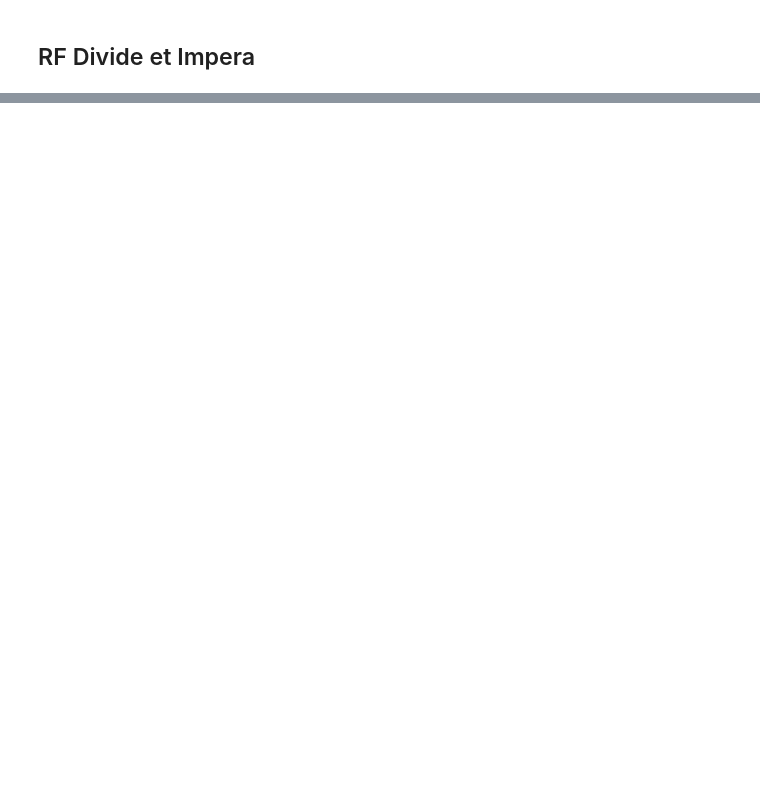
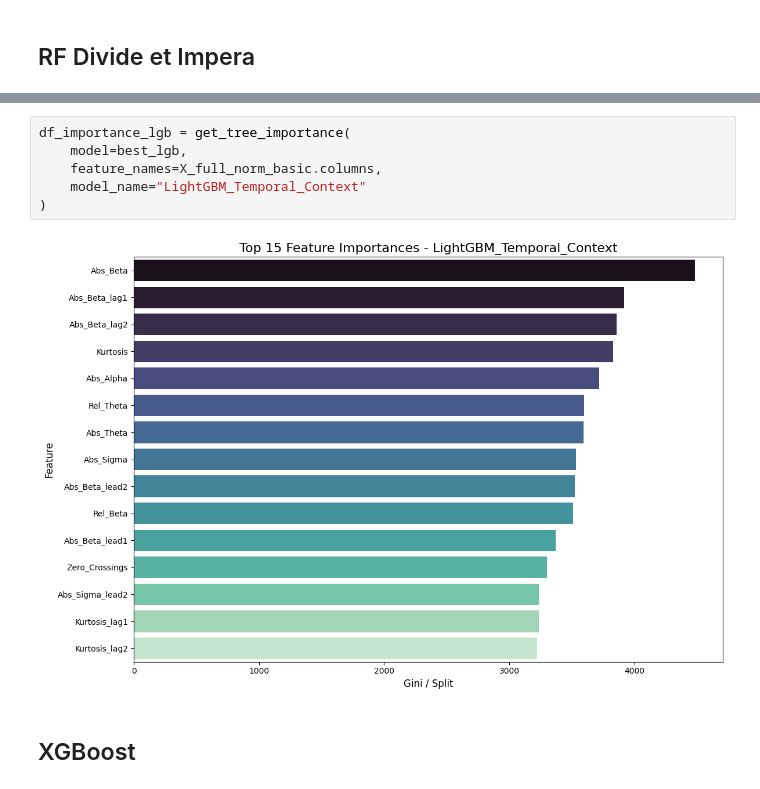
Before and after one commit to CarmenTheodoraCraciun/Sleep-Quality-Based-EEG-Signals, a Jupyter notebook: ml_models/2_Tree_based_models.ipynb, the cells around one changed output, grey strips where cells are left out. Saved outputs shown, nothing was run; the diff lists cells and outputs as text; blank space fills up the shorter version.

```diff
--- a/ml_models/2_Tree_based_models.ipynb
+++ b/ml_models/2_Tree_based_models.ipynb
@@ -1003,0 +860,10 @@ evaluete_model(df_eval_test['Label'], df_eval_test['Pred_Smooth'])
+# %%
+df_importance_lgb = get_tree_importance(
+    model=best_lgb,
+    feature_names=X_full_norm_basic.columns,
+    model_name="LightGBM_Temporal_Context"
+)
+# %% [output]
+[figure, added]
+# %% [markdown]
+## XGBoost
```
Also changed, not shown: parts of 65 cells of this notebook.
